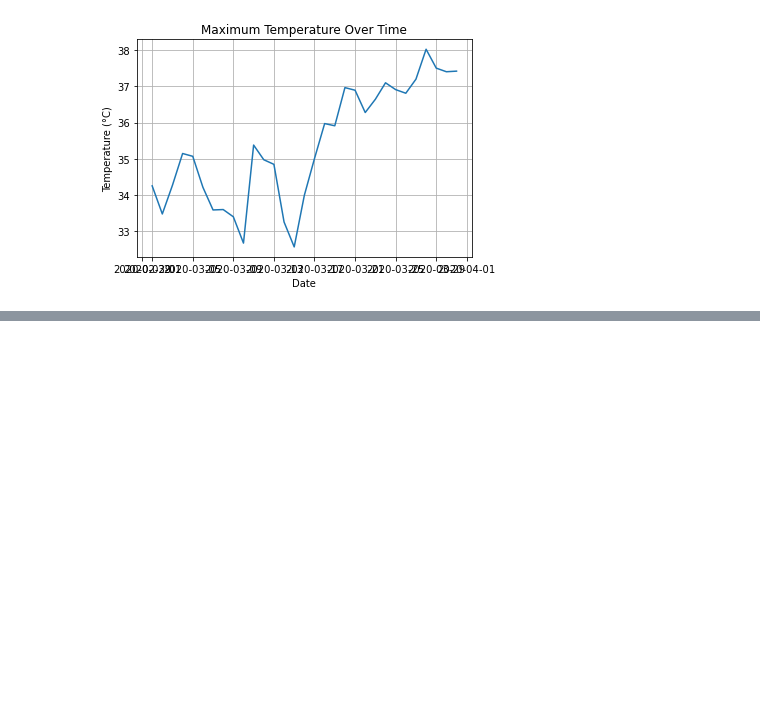
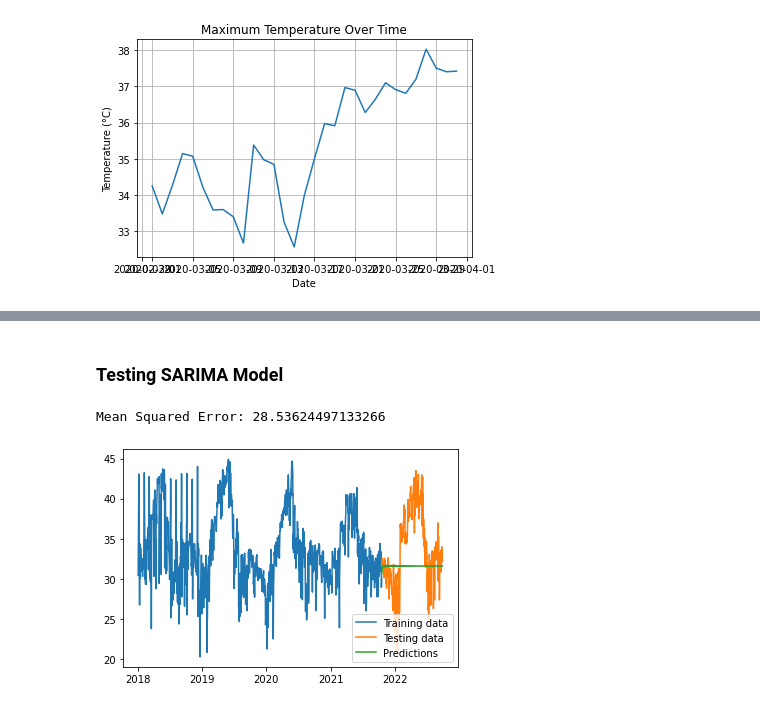
Before and after one commit to VDliveson/HACK-NASSCOM, a Jupyter notebook: ml-ensemble.ipynb, the cells around one changed output, grey strips where cells are left out. Saved outputs shown, nothing was run; the diff lists cells and outputs as text; code cells hidden in the pictures; blank space fills up the shorter version.

```diff
--- a/ml-ensemble.ipynb
+++ b/ml-ensemble.ipynb
@@ -136,0 +161,29 @@ models
+# %% [markdown]
+### Testing SARIMA Model
+# %%
+from statsmodels.tsa.statespace.sarimax import SARIMAX
+
+# Define the SARIMA model
+model = SARIMAX(train['temp_max'], order=(1, 1, 1), seasonal_order=(1, 0, 1, 12))
+
+# Fit the model to the training data
+model_fit = model.fit()
+
+# Generate forecasts for the testing set
+predictions = model_fit.forecast(steps=len(test))
+
+# Calculate mean squared error
+mse = mean_squared_error(test['temp_max'], predictions)
+
+# Print the MSE
+print("Mean Squared Error:", mse)
+
+# Plot forecasts and actual values
+plt.plot(train['date'], train['temp_max'], label='Training data')
+plt.plot(test['date'], test['temp_max'], label='Testing data')
+plt.plot(test['date'], predictions, label='Predictions')
+plt.legend()
+plt.show()
+# %% [output]
+Mean Squared Error: 28.53624497133266
+[figure, added]
```
Also changed, not shown: parts of 15 cells of this notebook.
